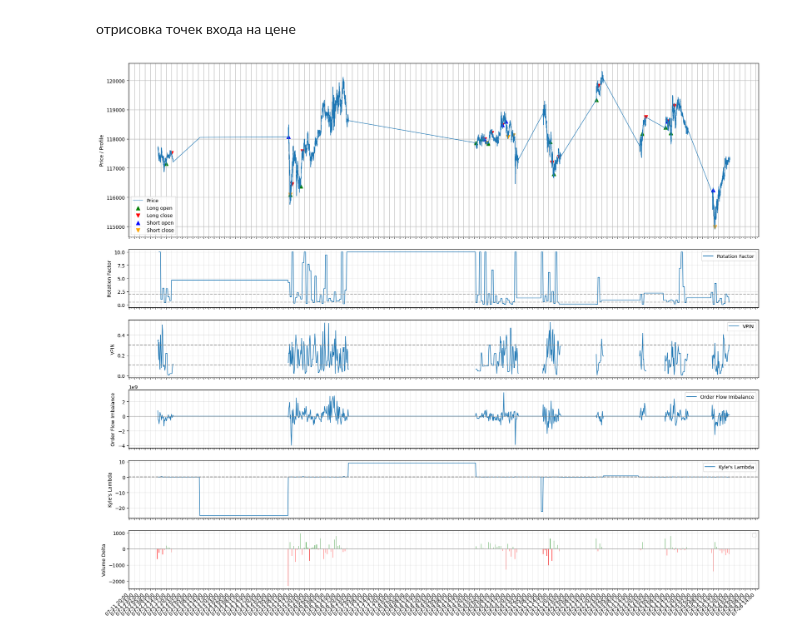
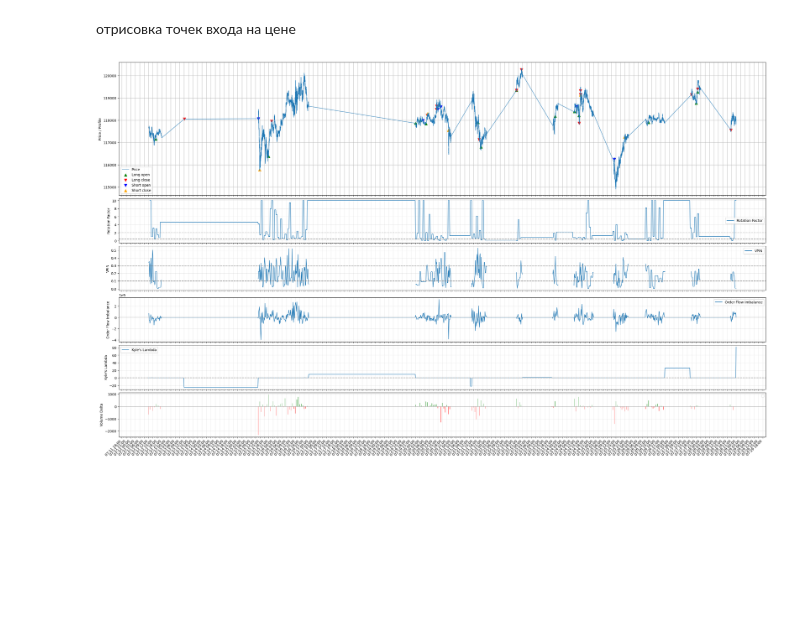
Before and after one commit to dmitriyjopov/trading-bot, a Jupyter notebook: src/visual_j.ipynb, the cells around one changed output. Saved outputs shown, nothing was run; the diff lists cells and outputs as text; code cells hidden in the pictures; blank space fills up the shorter version.

```diff
--- a/src/visual_j.ipynb
+++ b/src/visual_j.ipynb
@@ -6,9 +6,8 @@ import numpy as np
 import math, pyarrow.parquet as pq, os, glob
 import pandas as pd
 # %%
-# Cell 2: читаем паркет один раз
 df, odf = functions.read_files(
-    '2025-07-12','2025-07-26'
+    '2025-07-12','2025-07-28'
 )
 odf['recv_time'] = pd.to_datetime(odf['recv_time'])
 # %%
@@ -140,29 +113,15 @@ threshold_long = 10
 threshold_short = 25
 
 vol_open_long  = (
-    # (indicators_df['volume_delta'] >  avg_pos_delta) &
     ((indicators_df['volume_delta']) / (avg_pos_delta)) >= threshold_long
 )
 
-vol_close_long = (
-    (indicators_df['volume_delta'] < 0)
-    # (abs(indicators_df['volume_delta']) / abs(avg_delta)) >= threshold
-)
-
 vol_open_short  = (
-    # (indicators_df['volume_delta'] >  avg_pos_delta) &
     ((indicators_df['volume_delta']) / (avg_neg_delta)) >= threshold_short
 )
 
-vol_close_short = (
-    (indicators_df['volume_delta'] > 0)
-    # (abs(indicators_df['volume_delta']) / abs(avg_delta)) >= threshold
-)
-
 indicators_df['vol_open_long']  = vol_open_long
-indicators_df['vol_close_long'] = vol_close_long
 indicators_df['vol_open_short'] = vol_open_short
-indicators_df['vol_close_short'] = vol_close_short
 
 '''------------------------------------------------------------------------------------------------------'''
 # %% [output]
@@ -481,7 +495,7 @@ bh_equity = deposit * (bh_price / bh_price.iloc[0])
 # %%
 fig, axes = plt.subplots(
     6, 1,
-    figsize=(19, 16),
+    figsize=(27, 16),
     constrained_layout=True,
     sharex=True,
     gridspec_kw={'height_ratios': [3, 1, 1, 1, 1, 1]}
@@ -511,8 +525,8 @@ short_close_prices = [t['exit_price']  for t in trades_short]
 ax0.scatter(long_open_times,  long_open_prices,  marker='^', color='g', s=60, label='Long open')
 ax0.scatter(long_close_times, long_close_prices, marker='v', color='r', s=60, label='Long close')
 
-ax0.scatter(short_open_times,  short_open_prices,  marker='^', color='b',      s=60, label='Short open')
-ax0.scatter(short_close_times, short_close_prices, marker='v', color='orange', s=60, label='Short close')
+ax0.scatter(short_open_times,  short_open_prices,  marker='v', color='b',      s=60, label='Short open')
+ax0.scatter(short_close_times, short_close_prices, marker='^', color='orange', s=60, label='Short close')
 
 ax0.set_ylabel("Price / Profile")
 ax0.legend(loc='lower left')
@@ -530,42 +544,42 @@ for i, indicator in enumerate(indicators, start=1):
     else:
         axes[i].plot(indicators_df.index, indicators_df[indicator], label=titles[i-1], linewidth=1.2)
 
-    # Добавляем ключевые уровни для каждого индикатора
+    #ключевые уровни для каждого индикатора
     if indicator == 'RF':
         axes[i].axhline(0.5, color='gray', linestyle='--', alpha=0.7)
         axes[i].axhline(2.0, color='gray', linestyle='--', alpha=0.7)
     elif indicator == 'VPIN':
         axes[i].axhline(0.1, color='gray', linestyle='--', alpha=0.7)
         axes[i].axhline(0.3, color='gray', linestyle='--', alpha=0.7)
     elif indicator == 'Kyle_Lambda':
         axes[i].axhline(0.05, color='gray', linestyle='--', alpha=0.7)
         axes[i].axhline(0.2, color='gray', linestyle='--', alpha=0.7)
     elif indicator == 'OFI':
         axes[i].axhline(0, color='gray', linestyle='-', alpha=0.5)
 
     axes[i].set_ylabel(titles[i-1])
     axes[i].grid(True, alpha=0.3)
     axes[i].legend(loc='best')
 
 # Форматирование времени на последнем графике
 for ax in axes:
     # 1. Устанавливаем локатор дат (каждые 3 часа)
     ax.xaxis.set_major_locator(mdates.HourLocator(interval=3))
 
     # 2. Формат с датой и временем
     ax.xaxis.set_major_formatter(mdates.DateFormatter('%m-%d %H:%M'))
 
     # 3. Дополнительные минорные деления (каждый час)
     ax.xaxis.set_minor_locator(mdates.HourLocator(interval=1))
 
     # 4. Поворот меток
     plt.setp(ax.xaxis.get_majorticklabels(), rotation=45, ha='right')
 
 plt.subplots_adjust(bottom=0.15)  # Увеличиваем место снизу для меток времени
-plt.tight_layout()
+# plt.tight_layout()
 plt.show()
 # %% [output]
-[figure, old version]
+[figure, new version]
 # %%
 fig, (ax0, ax1) = plt.subplots(1, 2, figsize=(14,4),sharex=True, sharey=False)
 
```
Also changed, not shown: parts of 7 cells of this notebook.
